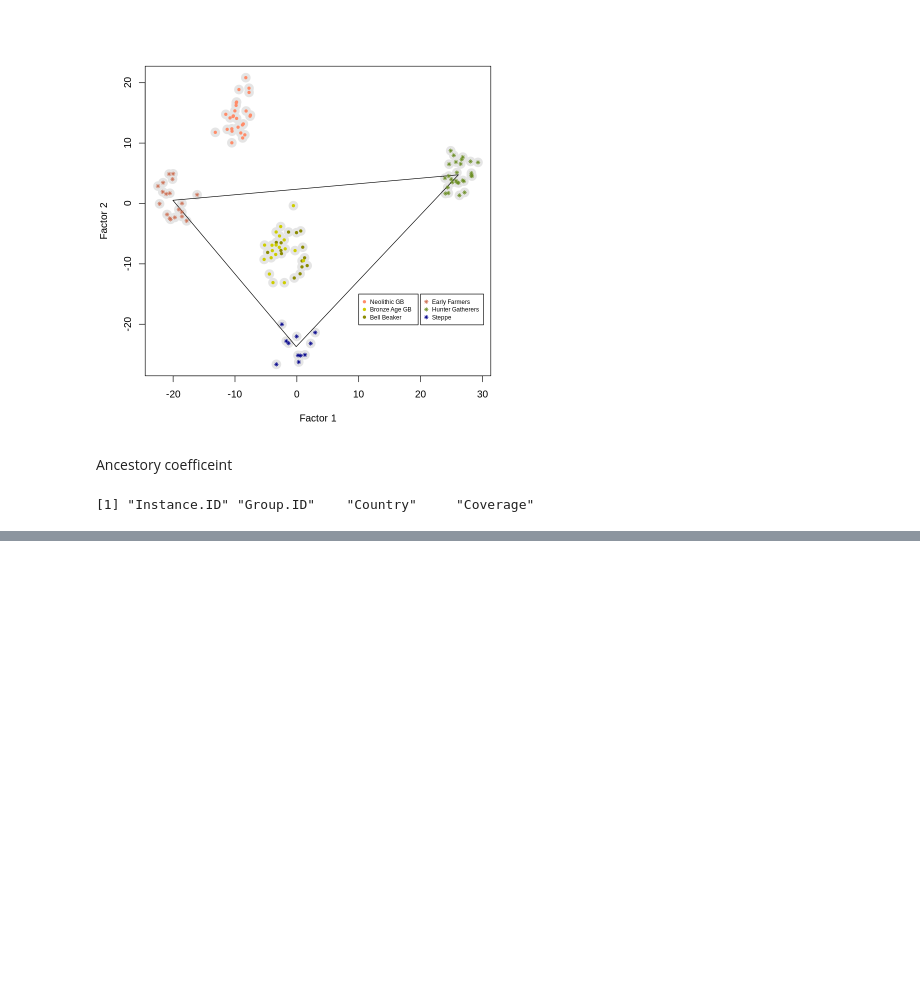
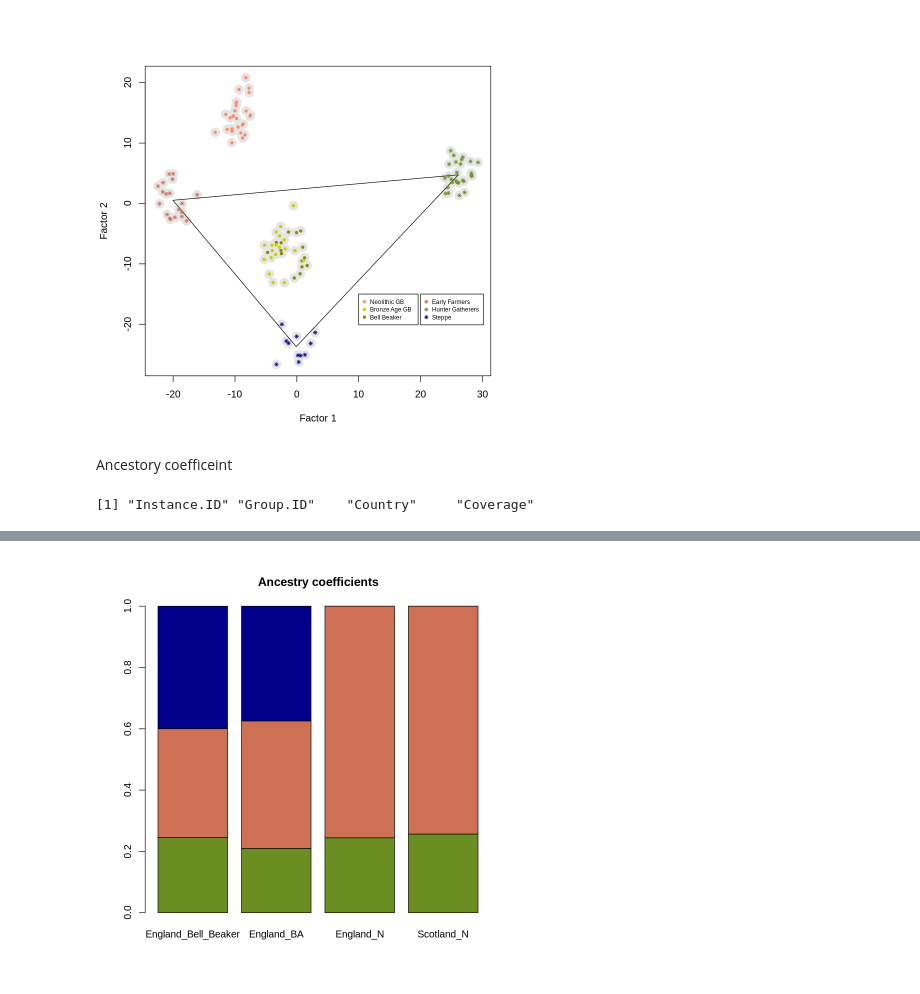
Before and after one commit to adgcal/Anjan_collab_R, a Jupyter notebook: adna_tfa_R.ipynb, the cells around one changed output, grey strips where cells are left out. Drawn from its saved outputs; the diff is of its cells as text; code cells hidden in the pictures; blank space fills up the shorter version.

```diff
--- a/adna_tfa_R.ipynb
+++ b/adna_tfa_R.ipynb
@@ -151,0 +199,13 @@ abline(v = -1, col = "orange", lty = 2)
+# %%
+ancestry.B <- ancestry_coefficients(model = mod,
+                                  metadata = metadata,
+                                  source = c("Serbia_HG", "Anatolia_N", "Russia_Yamnaya"),
+                                  target = c("England_Bell_Beaker", "England_BA"))
+
+ancestry.N <- ancestry_coefficients(model = mod,
+                                  metadata = metadata,
+                                  source = c("Serbia_HG", "Anatolia_N"),
+                                  target = c("England_N", "Scotland_N"))
+ancestry.N <- cbind(ancestry.N, c(0,0))
+ancestry <- rbind(ancestry.B, ancestry.N)
+ancestry
@@ -151,0 +219,6 @@ abline(v = -1, col = "orange", lty = 2)
+# %%
+ barplot(t(ancestry),
+          col = c("olivedrab", "salmon3", "darkblue"),
+          main = "Ancestry coefficients")
+# %% [output]
+[figure, added]
```
Also changed, not shown: parts of 25 cells of this notebook.
